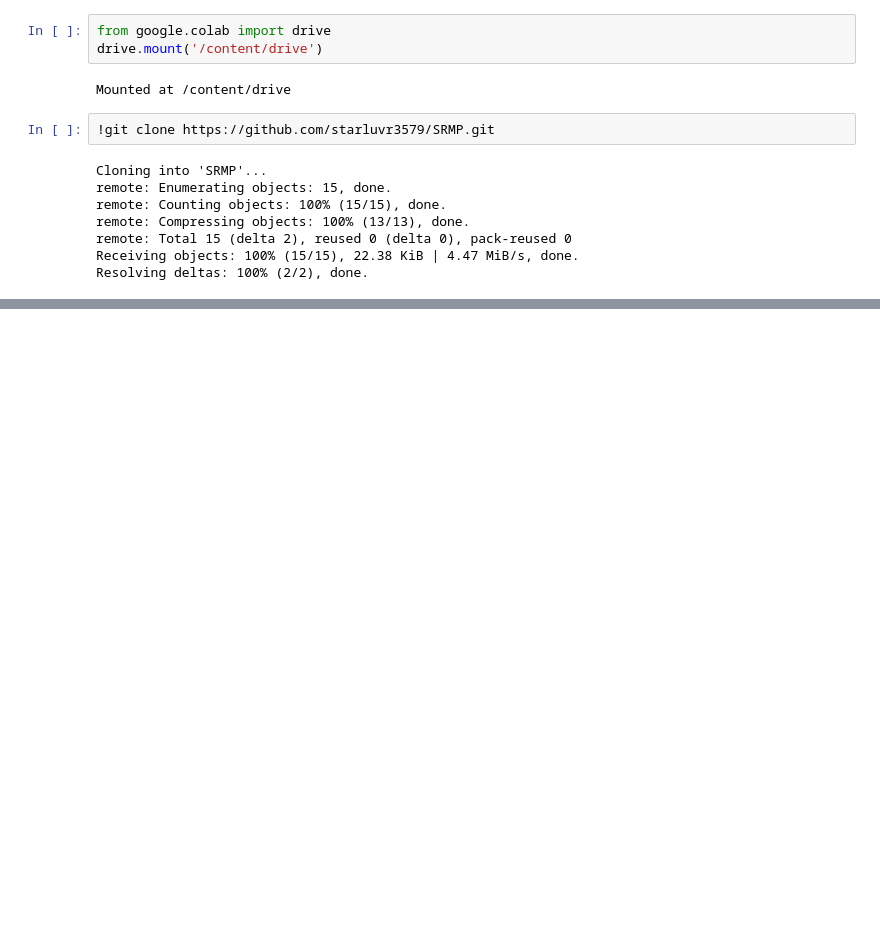
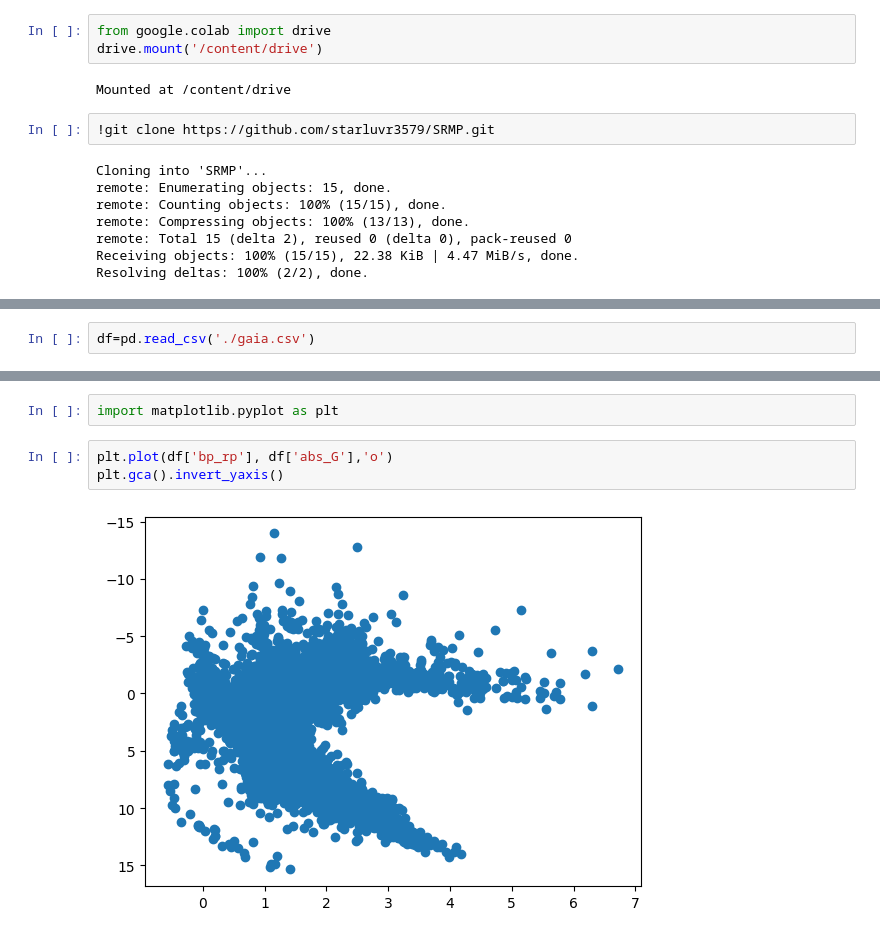
Before and after one commit to starluvr3579/SRMP, a Jupyter notebook: Oct10_DDM.ipynb, the cells around one changed output, grey strips where cells are left out. Drawn from its saved outputs; the diff is of its cells as text; blank space fills up the shorter version.

```diff
--- a/Oct10_DDM.ipynb
+++ b/Oct10_DDM.ipynb
@@ -17,0 +20,2 @@ Resolving deltas: 100% (2/2), done.
+# %%
+df=pd.read_csv('./gaia.csv')
@@ -17,0 +42,7 @@ Resolving deltas: 100% (2/2), done.
+# %%
+import matplotlib.pyplot as plt
+# %%
+plt.plot(df['bp_rp'], df['abs_G'],'o')
+plt.gca().invert_yaxis()
+# %% [output]
+[figure, added]
```
Also changed, not shown: parts of 2 cells of this notebook.
